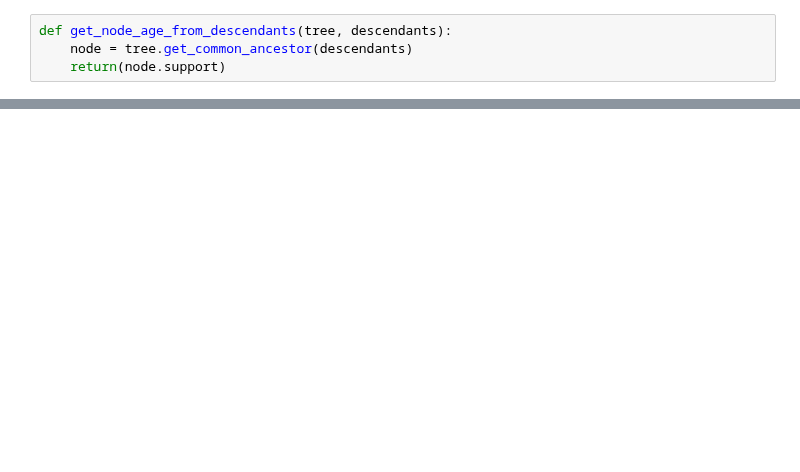
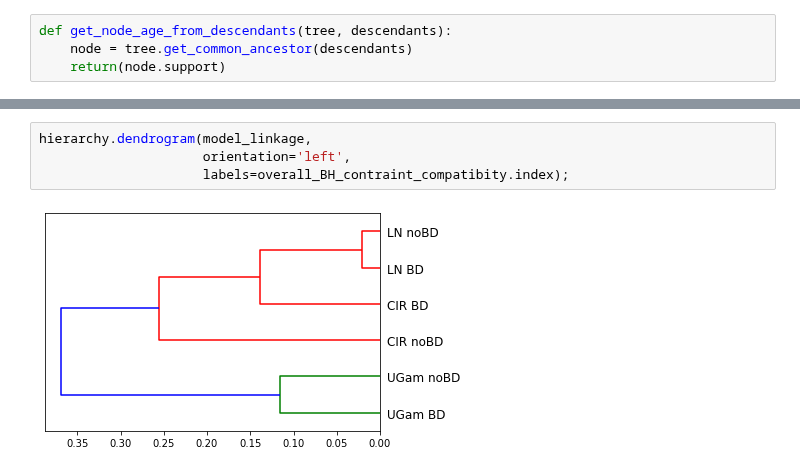
Before and after one commit to lthiberiol/jupyter_notebooks, a Jupyter notebook: kelsey/assess_constraint_compatibility_across_models.ipynb, the cells around one changed output, grey strips where cells are left out. Saved outputs shown, nothing was run; the diff lists cells and outputs as text; blank space fills up the shorter version.

```diff
--- a/kelsey/assess_constraint_compatibility_across_models.ipynb
+++ b/kelsey/assess_constraint_compatibility_across_models.ipynb
@@ -431,0 +162,6 @@ sns.kdeplot(condensed_similarities)
+# %%
+hierarchy.dendrogram(model_linkage,
+                     orientation='left',
+                     labels=overall_BH_contraint_compatibity.index);
+# %% [output]
+[figure, added]
```
Also changed, not shown: parts of 47 cells of this notebook.
